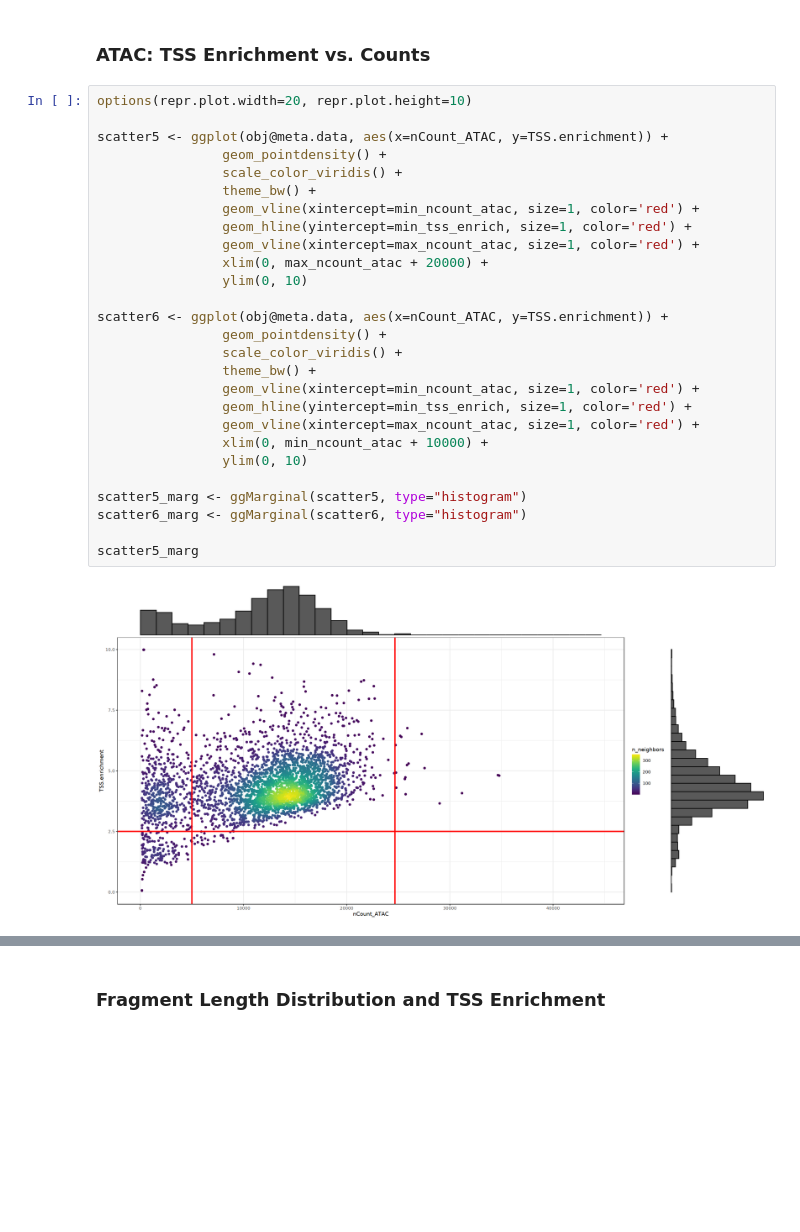
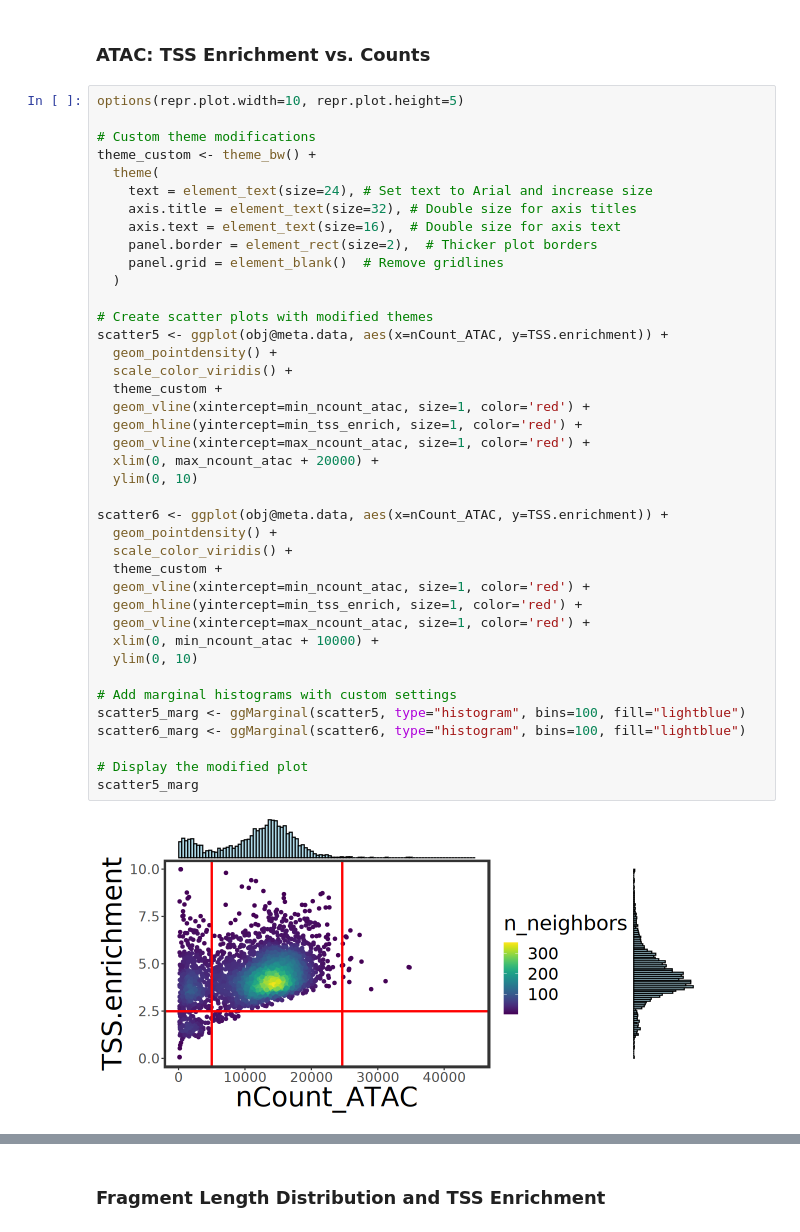
Before and after one commit to jinlabneurogenomics/Esr1development, a Jupyter notebook: src/v3_atac_new_E2/step1_qc/atac/E/1_qc_atac_E.ipynb, the cells around one changed output, grey strips where cells are left out. Saved outputs shown, nothing was run; the diff lists cells and outputs as text; blank space fills up the shorter version.

```diff
--- a/src/v3_atac_new_E2/step1_qc/atac/E/1_qc_atac_E.ipynb
+++ b/src/v3_atac_new_E2/step1_qc/atac/E/1_qc_atac_E.ipynb
@@ -249,34 +257,47 @@ atac2 <- VlnPlot(
 # %% [markdown]
 ### ATAC: TSS Enrichment vs. Counts
 # %%
-options(repr.plot.width=20, repr.plot.height=10)
+options(repr.plot.width=10, repr.plot.height=5)
 
+# Custom theme modifications
+theme_custom <- theme_bw() +
+  theme(
+    text = element_text(size=24), # Set text to Arial and increase size
+    axis.title = element_text(size=32), # Double size for axis titles
+    axis.text = element_text(size=16),  # Double size for axis text
+    panel.border = element_rect(size=2),  # Thicker plot borders
+    panel.grid = element_blank()  # Remove gridlines
+  )
+
+# Create scatter plots with modified themes
 scatter5 <- ggplot(obj@meta.data, aes(x=nCount_ATAC, y=TSS.enrichment)) +
-                geom_pointdensity() +
-                scale_color_viridis() +
-                theme_bw() +
-                geom_vline(xintercept=min_ncount_atac, size=1, color='red') +
-                geom_hline(yintercept=min_tss_enrich, size=1, color='red') +
-                geom_vline(xintercept=max_ncount_atac, size=1, color='red') +
-                xlim(0, max_ncount_atac + 20000) +
-                ylim(0, 10)
+  geom_pointdensity() +
+  scale_color_viridis() +
+  theme_custom +
+  geom_vline(xintercept=min_ncount_atac, size=1, color='red') +
+  geom_hline(yintercept=min_tss_enrich, size=1, color='red') +
+  geom_vline(xintercept=max_ncount_atac, size=1, color='red') +
+  xlim(0, max_ncount_atac + 20000) +
+  ylim(0, 10)
 
 scatter6 <- ggplot(obj@meta.data, aes(x=nCount_ATAC, y=TSS.enrichment)) +
-                geom_pointdensity() +
-                scale_color_viridis() +
-                theme_bw() +
-                geom_vline(xintercept=min_ncount_atac, size=1, color='red') +
-                geom_hline(yintercept=min_tss_enrich, size=1, color='red') +
-                geom_vline(xintercept=max_ncount_atac, size=1, color='red') +
-                xlim(0, min_ncount_atac + 10000) +
-                ylim(0, 10)
+  geom_pointdensity() +
+  scale_color_viridis() +
+  theme_custom +
+  geom_vline(xintercept=min_ncount_atac, size=1, color='red') +
+  geom_hline(yintercept=min_tss_enrich, size=1, color='red') +
+  geom_vline(xintercept=max_ncount_atac, size=1, color='red') +
+  xlim(0, min_ncount_atac + 10000) +
+  ylim(0, 10)
 
-scatter5_marg <- ggMarginal(scatter5, type="histogram")
-scatter6_marg <- ggMarginal(scatter6, type="histogram")
+# Add marginal histograms with custom settings
+scatter5_marg <- ggMarginal(scatter5, type="histogram", bins=100, fill="lightblue")
+scatter6_marg <- ggMarginal(scatter6, type="histogram", bins=100, fill="lightblue")
 
+# Display the modified plot
 scatter5_marg
 # %% [output]
-[figure, old version]
+[figure, new version]
 # %%
 scatter6_marg
 # %% [output]
```
Also changed, not shown: parts of 8 cells of this notebook, 5 other files.
